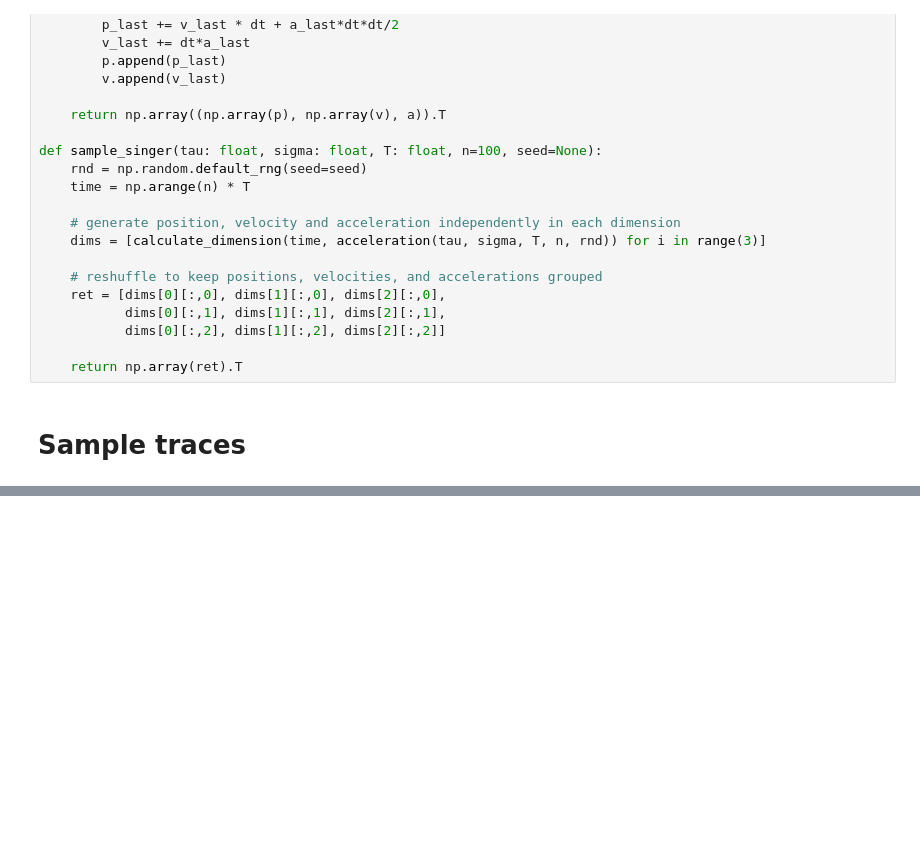
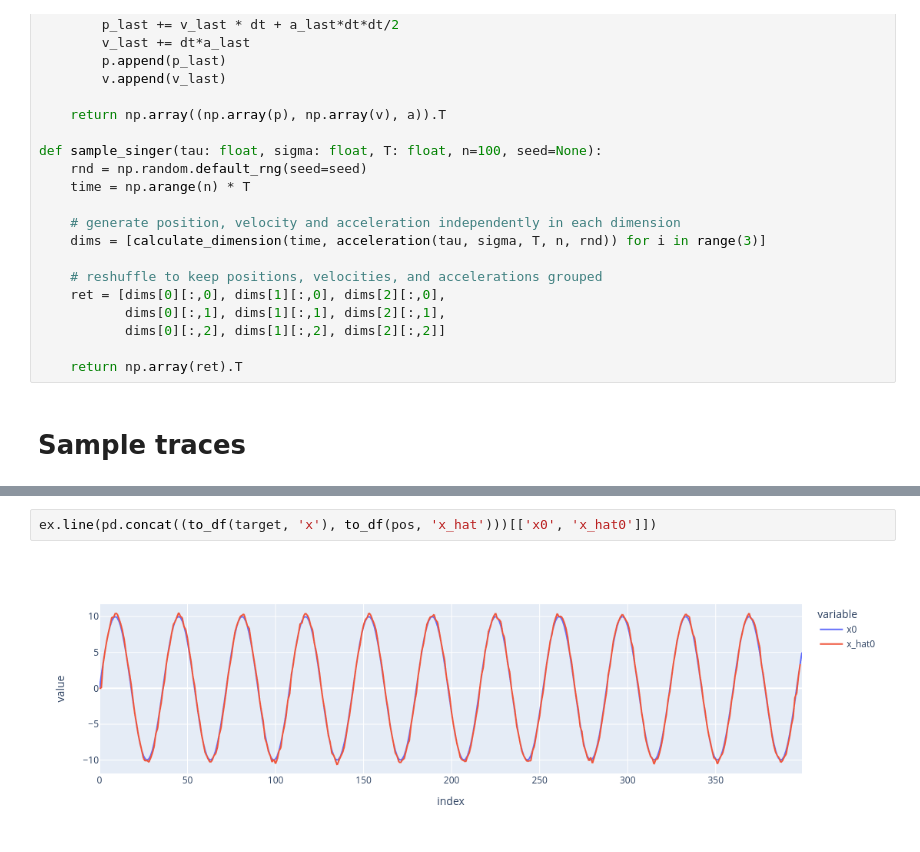
Before and after one commit to lbartnik/modern-tracking-systems, a Jupyter notebook: 03 Singer Acceleration Model.ipynb, the cells around one changed output, grey strips where cells are left out. Drawn from its saved outputs; the diff is of its cells as text; blank space fills up the shorter version.

```diff
--- a/03 Singer Acceleration Model.ipynb
+++ b/03 Singer Acceleration Model.ipynb
@@ -85,0 +250,4 @@ fig
+# %%
+ex.line(pd.concat((to_df(target, 'x'), to_df(pos, 'x_hat')))[['x0', 'x_hat0']])
+# %% [output]
+[figure, added]
```
Also changed, not shown: parts of 15 cells of this notebook.
